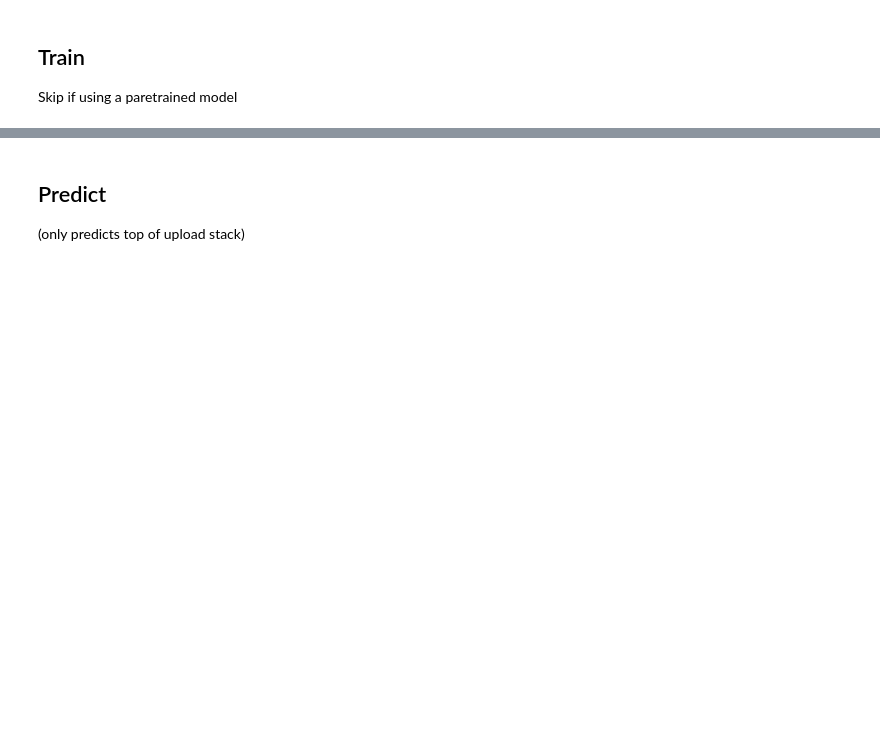
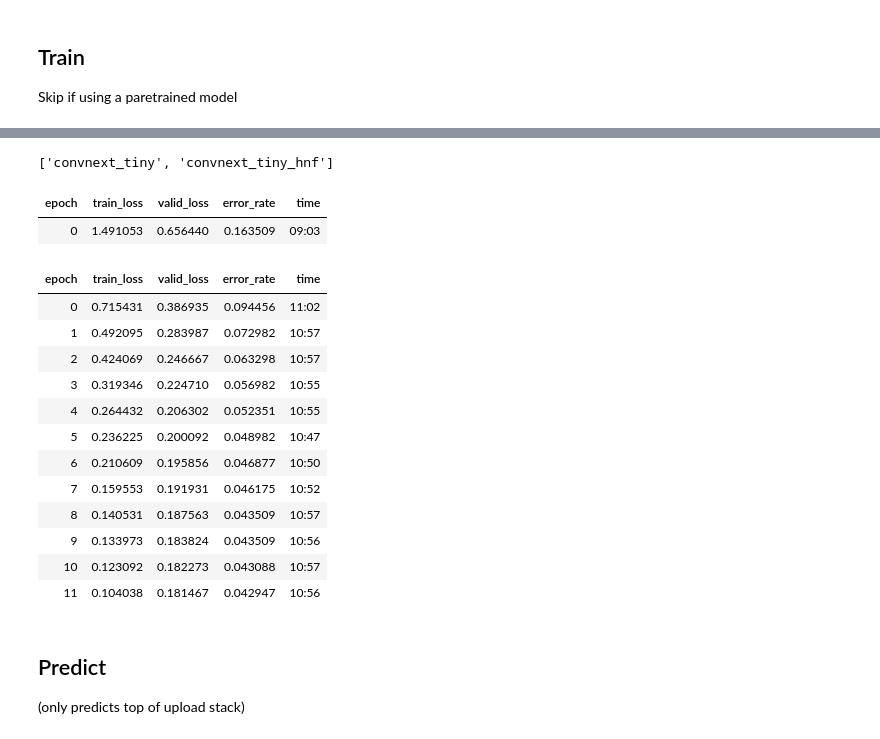
Before and after one commit to echometerain/whos-that-pokemon, a Jupyter notebook: who-s-that-pokemon-improved.ipynb, the cells around one changed output, grey strips where cells are left out. Saved outputs shown, nothing was run; the diff lists cells and outputs as text; code cells hidden in the pictures; blank space fills up the shorter version.

Commit message:
Kaggle Notebook | Who's that pokemon? (improved) | Version 5

```diff
--- a/who-s-that-pokemon-improved.ipynb
+++ b/who-s-that-pokemon-improved.ipynb
@@ -14,6 +14,6 @@ from IPython.display import display, Image
 # %% [markdown]
 ## Use pretrained model (optional)
 # %%
-if not os.path.exists("./model.pkl"):
-    !wget https://github.com/echometerain/whos-that-pokemon/raw/main/model.pkl
-learn = load_learner('./model.pkl')
+# if not os.path.exists("./model.pkl"):
+#     !wget https://github.com/echometerain/whos-that-pokemon/raw/main/model.pkl
+# learn = load_learner('./model.pkl')
@@ -51,10 +35,31 @@ dls.show_batch(max_n=6)
+# %%
+import timm
+timm.list_models("convnext_tiny*")
+# %% [output]
+['convnext_tiny', 'convnext_tiny_hnf']
 # %%
 if not os.path.exists("./model.pkl"):
-    learn = vision_learner(dls, resnet34, metrics=error_rate)
+    learn = vision_learner(dls, "convnext_tiny.fb_in22k_ft_in1k", metrics=error_rate)
     with warnings.catch_warnings():
         warnings.simplefilter('ignore')
         ImageFile.LOAD_TRUNCATED_IMAGES = True
         learn.fine_tune(12)
+# %% [output]
+| epoch | train_loss | valid_loss | error_rate | time |
+| 0 | 1.491053 | 0.656440 | 0.163509 | 09:03 |
+| epoch | train_loss | valid_loss | error_rate | time |
+| 0 | 0.715431 | 0.386935 | 0.094456 | 11:02 |
+| 1 | 0.492095 | 0.283987 | 0.072982 | 10:57 |
+| 2 | 0.424069 | 0.246667 | 0.063298 | 10:57 |
+| 3 | 0.319346 | 0.224710 | 0.056982 | 10:55 |
+| 4 | 0.264432 | 0.206302 | 0.052351 | 10:55 |
+| 5 | 0.236225 | 0.200092 | 0.048982 | 10:47 |
+| 6 | 0.210609 | 0.195856 | 0.046877 | 10:50 |
+| 7 | 0.159553 | 0.191931 | 0.046175 | 10:52 |
+| 8 | 0.140531 | 0.187563 | 0.043509 | 10:57 |
+| 9 | 0.133973 | 0.183824 | 0.043509 | 10:56 |
+| 10 | 0.123092 | 0.182273 | 0.043088 | 10:57 |
+| 11 | 0.104038 | 0.181467 | 0.042947 | 10:56 |
 # %%
 if not os.path.exists("./model.pkl"):
     learn.export('model.pkl')
```
Also changed, not shown: parts of 5 cells of this notebook.
